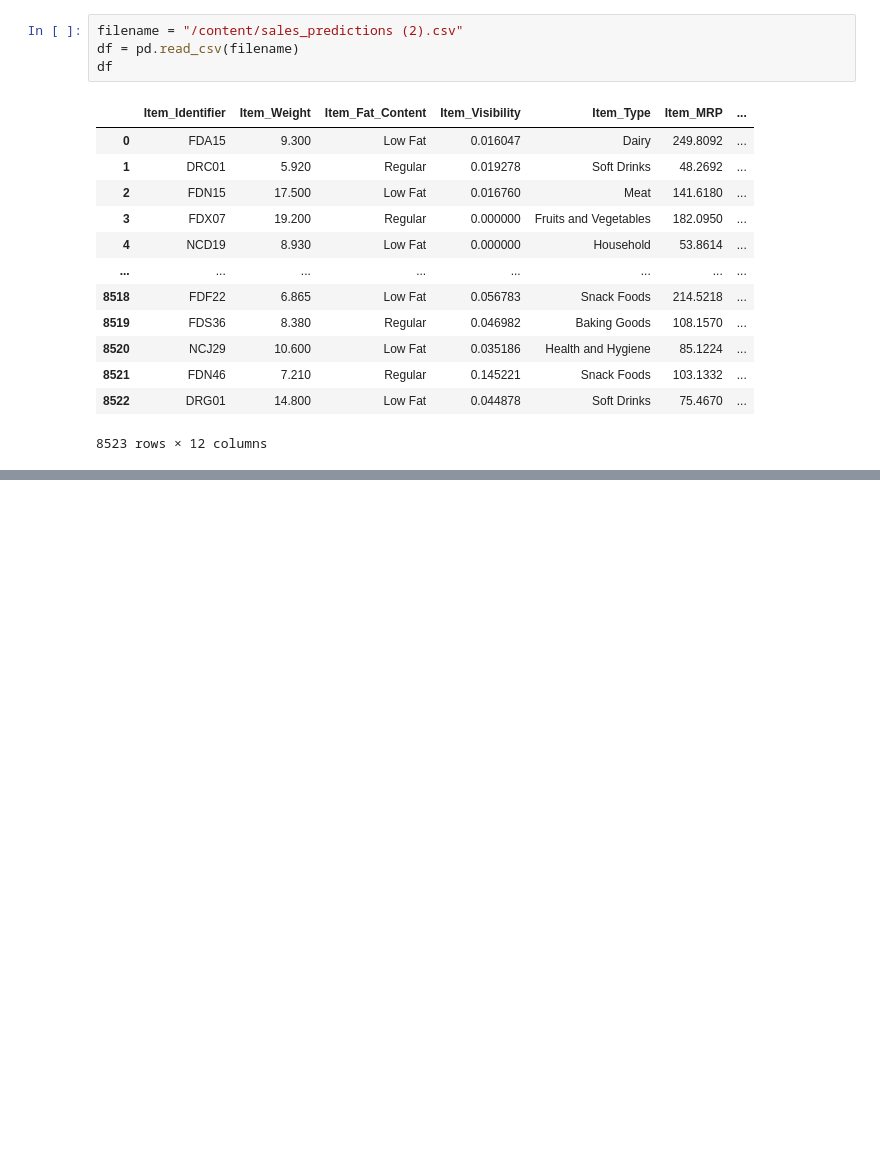
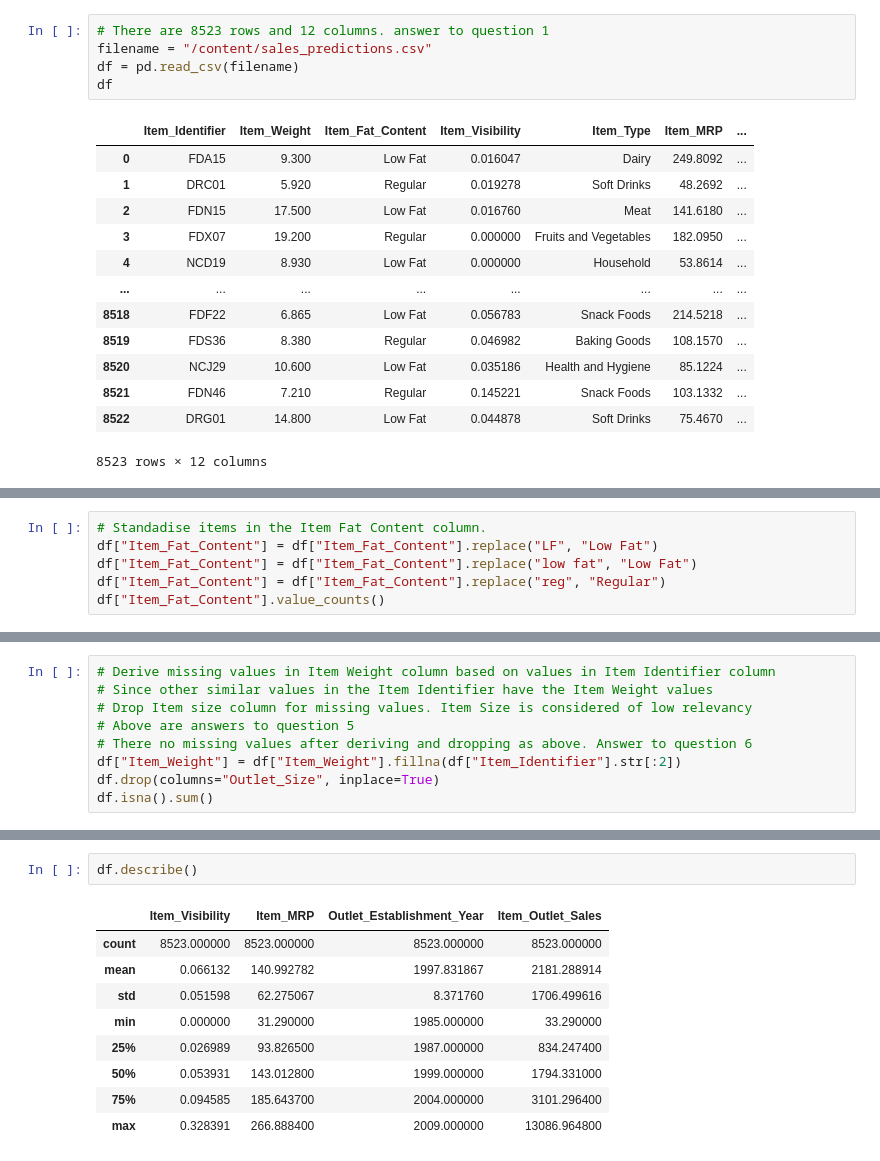
Before and after one commit to Ssendags/Food_Sales_Predictions, a Jupyter notebook: Ssendagire_Denis_Project_1_food_sales_prediction.ipynb, the cells around one changed output, grey strips where cells are left out. Drawn from its saved outputs; the diff is of its cells as text; blank space fills up the shorter version.

```diff
--- a/Ssendagire_Denis_Project_1_food_sales_prediction.ipynb
+++ b/Ssendagire_Denis_Project_1_food_sales_prediction.ipynb
@@ -3,7 +3,8 @@
 # %%
 import pandas as pd
 # %%
-filename = "/content/sales_predictions (2).csv"
+# There are 8523 rows and 12 columns. answer to question 1
+filename = "/content/sales_predictions.csv"
 df = pd.read_csv(filename)
 df
 # %% [output]
@@ -22,0 +97,6 @@ df
+# %%
+# Standadise items in the Item Fat Content column.
+df["Item_Fat_Content"] = df["Item_Fat_Content"].replace("LF", "Low Fat")
+df["Item_Fat_Content"] = df["Item_Fat_Content"].replace("low fat", "Low Fat")
+df["Item_Fat_Content"] = df["Item_Fat_Content"].replace("reg", "Regular")
+df["Item_Fat_Content"].value_counts()
@@ -22,0 +177,9 @@ df
+# %%
+# Derive missing values in Item Weight column based on values in Item Identifier column
+# Since other similar values in the Item Identifier have the Item Weight values
+# Drop Item size column for missing values. Item Size is considered of low relevancy
+# Above are answers to question 5
+# There no missing values after deriving and dropping as above. Answer to question 6
+df["Item_Weight"] = df["Item_Weight"].fillna(df["Item_Identifier"].str[:2])
+df.drop(columns="Outlet_Size", inplace=True)
+df.isna().sum()
@@ -22,0 +199,12 @@ df
+# %%
+df.describe()
+# %% [output]
+|  | Item_Visibility | Item_MRP | Outlet_Establishment_Year | Item_Outlet_Sales |
+| count | 8523.000000 | 8523.000000 | 8523.000000 | 8523.000000 |
+| mean | 0.066132 | 140.992782 | 1997.831867 | 2181.288914 |
+| std | 0.051598 | 62.275067 | 8.371760 | 1706.499616 |
+| min | 0.000000 | 31.290000 | 1985.000000 | 33.290000 |
+| 25% | 0.026989 | 93.826500 | 1987.000000 | 834.247400 |
+| 50% | 0.053931 | 143.012800 | 1999.000000 | 1794.331000 |
+| 75% | 0.094585 | 185.643700 | 2004.000000 | 3101.296400 |
+| max | 0.328391 | 266.888400 | 2009.000000 | 13086.964800 |
```
Also changed, not shown: parts of 12 cells of this notebook.
